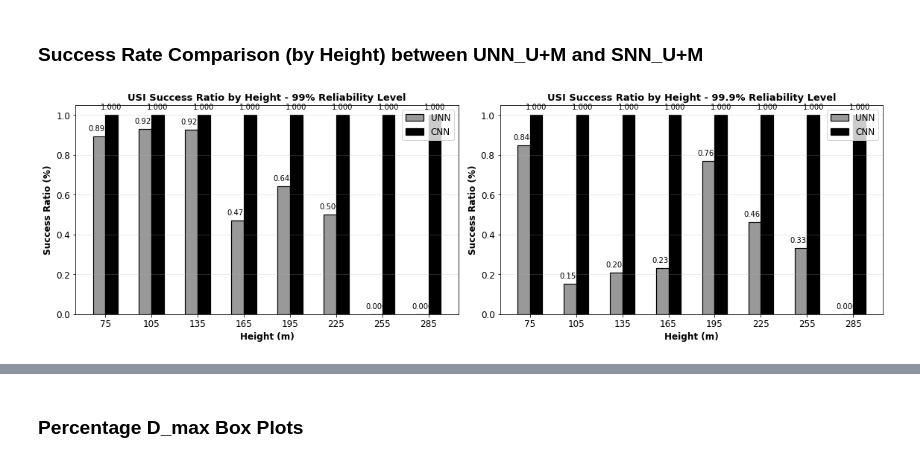
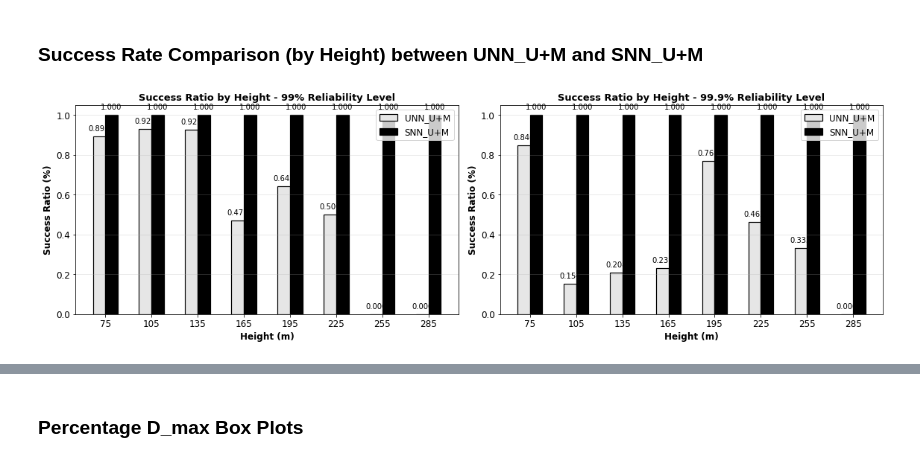
Before and after one commit to ReubenLimMonash/obj2, a Jupyter notebook: journal_2_scripts/fanet_nn_test_08102025.ipynb, the cells around one changed output, grey strips where cells are left out. Saved outputs shown, nothing was run; the diff lists cells and outputs as text; code cells hidden in the pictures.

```diff
--- a/journal_2_scripts/fanet_nn_test_08102025.ipynb
+++ b/journal_2_scripts/fanet_nn_test_08102025.ipynb
@@ -1669,7 +1685,7 @@ PATH = "/home/research-student/omnet-fanet/data-processing-scripts/journal_2_scr
 predictions_df_list = []
 success_results = [] # To store success results for each (height, usi, mcs) combination
 # include_files = [] # To store the files to include for calculating percentage dmax for this model and rel_th
-percent_dmax_list = [] # To store percentage dmax for each included file
+percent_dmax_results = [] # To store percentage dmax results for each (height, usi, mcs) combination
 for file in glob.glob(PATH + "/*"):
     predictions_df = pd.read_csv(file)
     predictions_df.drop_duplicates(subset=["Horizontal_Distance", "Height", "UAV_Send_Interval", "MCS", "DL_Reliability", "UL_Reliability", "Vid_Reliability"], keep="last", inplace=True)
@@ -1719,7 +1735,7 @@ for file in glob.glob(PATH + "/*"):
         else:
             percent_dmax = 0
 
-    percent_dmax_list.append(percent_dmax)
+    percent_dmax_results.append((predictions_df["Height"].values[0], predictions_df["UAV_Send_Interval"].values[0], predictions_df["MCS"].values[0], percent_dmax))
     predictions_df_list.append(predictions_df)
 
 predictions_df = pd.concat(predictions_df_list)
@@ -1734,12 +1750,13 @@ nn_999_mcs_n_usi_specificity = recall_score(predictions_df["Actual_State"], pred
 nn_999_mcs_n_usi_success_rate = sum([1 for _, _, _, success in success_results if success]) / len(success_results)
 # # Store include_files
 # nn_999_mcs_n_usi_include_files = include_files
-# Store percent_dmax_list
-nn_mcs_n_usi_999_dmax_percentages = percent_dmax_list
+# Calculate the overall percentage dmax
+nn_mcs_n_usi_999_dmax_percentages = [percent_dmax for _, _, _, percent_dmax in percent_dmax_results]
 # Calculate specificity and sensitivity for each height
 nn_999_mcs_n_usi_sensitivity_by_height = {}
 nn_999_mcs_n_usi_specificity_by_height = {}
 nn_999_mcs_n_usi_success_rate_by_height = {}
+nn_999_mcs_n_usi_percent_dmax_by_height = {}
 for height in predictions_df["Height"].unique():
     df_by_height = predictions_df[predictions_df["Height"] == height]
     if len(df_by_height[df_by_height["Actual_State"] == "Positive"]) > 0:
@@ -1751,6 +1768,7 @@ for height in predictions_df["Height"].unique():
     else:
         nn_999_mcs_n_usi_specificity_by_height[height] = np.nan  # or some other value indicating no negative cases
     nn_999_mcs_n_usi_success_rate_by_height[height] = sum([1 for h, _, _, success in success_results if h == height and success]) / sum([1 for h, _, _, _ in success_results if h == height])
+    nn_999_mcs_n_usi_percent_dmax_by_height[height] = [percent_dmax for h, _, _, percent_dmax in percent_dmax_results if h == height]
 print("NN Model - Required Reliability Level: {}, Sensitivity: {:.4f}, Specificity: {:.4f}, Success Rate: {:.4f}".format(REL_TH, nn_999_mcs_n_usi_sensitivity, nn_999_mcs_n_usi_specificity, nn_999_mcs_n_usi_success_rate))
 # %% [output]
 NN Model - Required Reliability Level: 0.999, Sensitivity: 0.5638, Specificity: 0.9821, Success Rate: 0.3971
@@ -1766,7 +1784,7 @@ PATH = "/home/research-student/omnet-fanet/data-processing-scripts/journal_2_scr
 predictions_df_list = []
 success_results = [] # To store success results for each (height, usi, mcs) combination
 # include_files = [] # To store the files to include for calculating percentage dmax for this model and rel_th
-percent_dmax_list = [] # To store percentage dmax for each included file
+percent_dmax_results = [] # To store percentage dmax results for each (height, usi, mcs) combination
 for file in glob.glob(PATH + "/*"):
     predictions_df = pd.read_csv(file)
     predictions_df.drop_duplicates(subset=["Horizontal_Distance", "Height", "UAV_Send_Interval", "MCS", "DL_Reliability", "UL_Reliability", "Vid_Reliability"], keep="last", inplace=True)
@@ -1816,7 +1834,7 @@ for file in glob.glob(PATH + "/*"):
         else:
             percent_dmax = 0
 
-    percent_dmax_list.append(percent_dmax)
+    percent_dmax_results.append((predictions_df["Height"].values[0], predictions_df["UAV_Send_Interval"].values[0], predictions_df["MCS"].values[0], percent_dmax))
     predictions_df_list.append(predictions_df)
 
 predictions_df = pd.concat(predictions_df_list)
@@ -1831,12 +1849,13 @@ cal_nn_999_mcs_n_usi_specificity = recall_score(predictions_df["Actual_State"],
 cal_nn_999_mcs_n_usi_success_rate = sum([1 for _, _, _, success in success_results if success]) / len(success_results)
 # # Store include_files
 # cal_nn_999_mcs_n_usi_include_files = include_files
-# Store percent_dmax_list
-cal_nn_mcs_n_usi_999_dmax_percentages = percent_dmax_list
+# Calculate the overall percentage dmax
+cal_nn_mcs_n_usi_999_dmax_percentages = [percent_dmax for _, _, _, percent_dmax in percent_dmax_results]
 # Calculate specificity and sensitivity for each height
 cal_nn_999_mcs_n_usi_sensitivity_by_height = {}
 cal_nn_999_mcs_n_usi_specificity_by_height = {}
 cal_nn_999_mcs_n_usi_success_rate_by_height = {}
+cal_nn_999_mcs_n_usi_percent_dmax_by_height = {}
 for height in predictions_df["Height"].unique():
     df_by_height = predictions_df[predictions_df["Height"] == height]
     if len(df_by_height[df_by_height["Actual_State"] == "Positive"]) > 0:
@@ -1848,6 +1867,7 @@ for height in predictions_df["Height"].unique():
     else:
         cal_nn_999_mcs_n_usi_specificity_by_height[height] = np.nan  # or some other value indicating no negative cases
     cal_nn_999_mcs_n_usi_success_rate_by_height[height] = sum([1 for h, _, _, success in success_results if h == height and success]) / sum([1 for h, _, _, _ in success_results if h == height])
+    cal_nn_999_mcs_n_usi_percent_dmax_by_height[height] = [percent_dmax for h, _, _, percent_dmax in percent_dmax_results if h == height]
 print("NN Model - Required Reliability Level: {}, Sensitivity: {:.4f}, Specificity: {:.4f}, Success Rate: {:.4f}".format(REL_TH, cal_nn_999_mcs_n_usi_sensitivity, cal_nn_999_mcs_n_usi_specificity, cal_nn_999_mcs_n_usi_success_rate))
 # %% [output]
 NN Model - Required Reliability Level: 0.999, Sensitivity: 1.0000, Specificity: 0.9541, Success Rate: 1.0000
@@ -2296,11 +2507,11 @@ else:
     common_heights_999 = heights_nn_999
 
 # Get specificity values for NN
-nn_99_spec = [nn_99_mcs_n_usi_success_rate_by_height[h] for h in common_heights_99]
-nn_999_spec = [nn_999_mcs_n_usi_success_rate_by_height[h] for h in common_heights_999]
+nn_99_sr = [nn_99_mcs_n_usi_success_rate_by_height[h] for h in common_heights_99]
+nn_999_sr = [nn_999_mcs_n_usi_success_rate_by_height[h] for h in common_heights_999]
 # Get specificity values for Calibrated NN
-cal_nn_99_spec = [cal_nn_99_mcs_n_usi_success_rate_by_height[h] for h in common_heights_99]
-cal_nn_999_spec = [cal_nn_999_mcs_n_usi_success_rate_by_height[h] for h in common_heights_999]
+cal_nn_99_sr = [cal_nn_99_mcs_n_usi_success_rate_by_height[h] for h in common_heights_99]
+cal_nn_999_sr = [cal_nn_999_mcs_n_usi_success_rate_by_height[h] for h in common_heights_999]
 # Create figure with two subplots
 fig, (ax1, ax2) = plt.subplots(1, 2, figsize=(16, 5))
 plt.rcParams.update({'font.size': 12})
@@ -2314,14 +2525,14 @@ x_positions_999 = np.arange(len(common_heights_999), dtype=float) * width_multip
 # ============================================================================
 # Plot 1: 99% Reliability Level
 # ============================================================================
-bars_nn_99 = ax1.bar(x_positions_99, nn_99_spec, width, label='UNN',
-                     edgecolor='black', color='0.6', linewidth=1.2)
-bars_cal_nn_99 = ax1.bar(x_positions_99 + width, cal_nn_99_spec, width, label='CNN',
+bars_nn_99 = ax1.bar(x_positions_99, nn_99_sr, width, label='UNN_U+M',
+                     edgecolor='black', color='0.9', linewidth=1.2)
+bars_cal_nn_99 = ax1.bar(x_positions_99 + width, cal_nn_99_sr, width, label='SNN_U+M',
                          edgecolor='black', color='0', linewidth=1.2)
 
 ax1.set_xlabel('Height (m)', fontsize=12, fontweight='bold')
 ax1.set_ylabel('Success Ratio (%)', fontsize=12, fontweight='bold')
-ax1.set_title('USI Success Ratio by Height - 99% Reliability Level', fontsize=13, fontweight='bold')
+ax1.set_title('Success Ratio by Height - 99% Reliability Level', fontsize=13, fontweight='bold')
 ax1.set_xticks(x_positions_99 + width / 2)
 ax1.set_xticklabels(common_heights_99)
 ax1.set_ylim(0, 1.05)
@@ -2331,35 +2542,35 @@ ax1.legend(loc='upper right')
 # Add value labels for 99% plot
 def add_value_labels(bars, ax):
     for bar in bars:
         height = bar.get_height()
         ax.text(bar.get_x() + bar.get_width()/2., height + 0.02,
                 f'{height:.3f}', ha='center', va='bottom', fontsize=10)
 
 add_value_labels(bars_nn_99, ax1)
 add_value_labels(bars_cal_nn_99, ax1)
 
 # ============================================================================
 # Plot 2: 99.9% Reliability Level
 # ============================================================================
-bars_nn_999 = ax2.bar(x_positions_999, nn_999_spec, width, label='UNN',
-                      edgecolor='black', color='0.6', linewidth=1.2)
-bars_cal_nn_999 = ax2.bar(x_positions_999 + width, cal_nn_999_spec, width, label='CNN',
+bars_nn_999 = ax2.bar(x_positions_999, nn_999_sr, width, label='UNN_U+M',
+                      edgecolor='black', color='0.9', linewidth=1.2)
+bars_cal_nn_999 = ax2.bar(x_positions_999 + width, cal_nn_999_sr, width, label='SNN_U+M',
                           edgecolor='black', color='0', linewidth=1.2)
 
 ax2.set_xlabel('Height (m)', fontsize=12, fontweight='bold')
 ax2.set_ylabel('Success Ratio (%)', fontsize=12, fontweight='bold')
-ax2.set_title('USI Success Ratio by Height - 99.9% Reliability Level', fontsize=13, fontweight='bold')
+ax2.set_title('Success Ratio by Height - 99.9% Reliability Level', fontsize=13, fontweight='bold')
 ax2.set_xticks(x_positions_999 + width / 2)
 ax2.set_xticklabels(common_heights_999)
 ax2.set_ylim(0, 1.05)
 ax2.grid(axis='y', alpha=0.3)
 ax2.legend(loc='upper right')
 
 # Add value labels for 99.9% plot
 add_value_labels(bars_nn_999, ax2)
 add_value_labels(bars_cal_nn_999, ax2)
 
 plt.tight_layout()
 plt.show()
 # %% [output]
-[figure, old version]
+[figure, new version]
```
Also changed, not shown: parts of 38 cells of this notebook, 26 other files.
